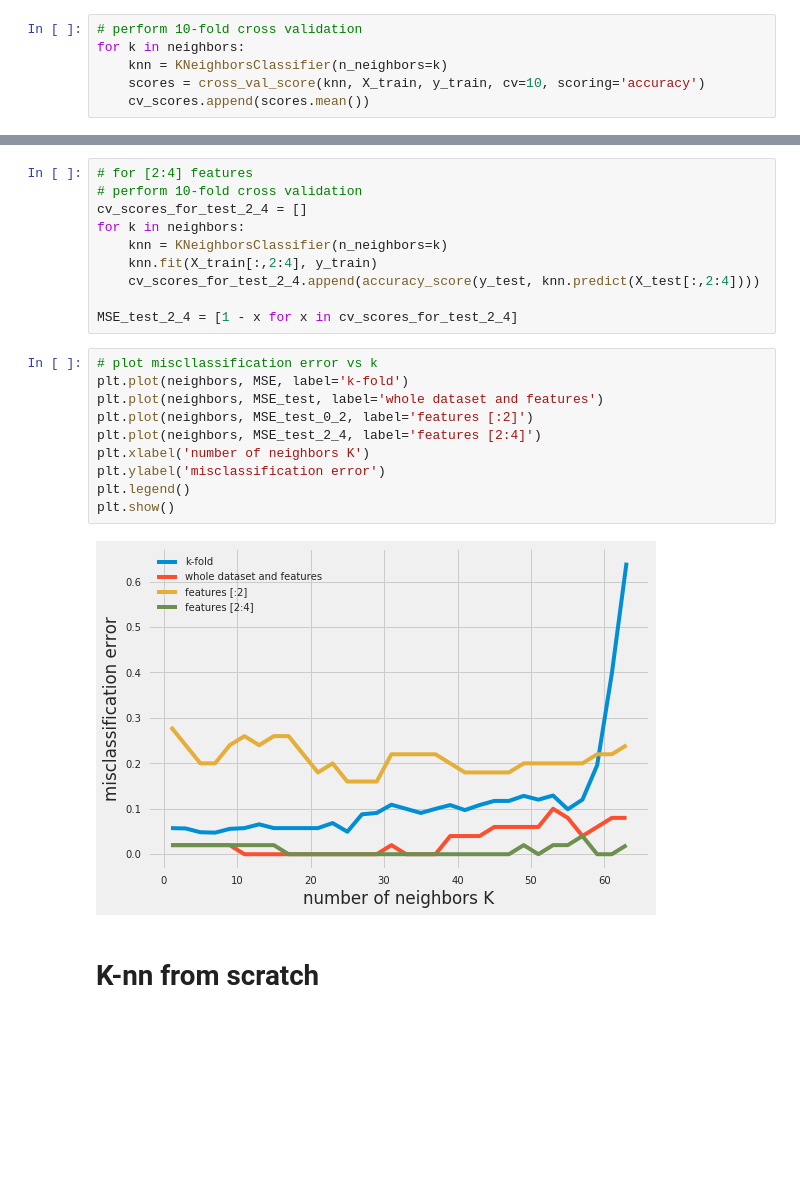
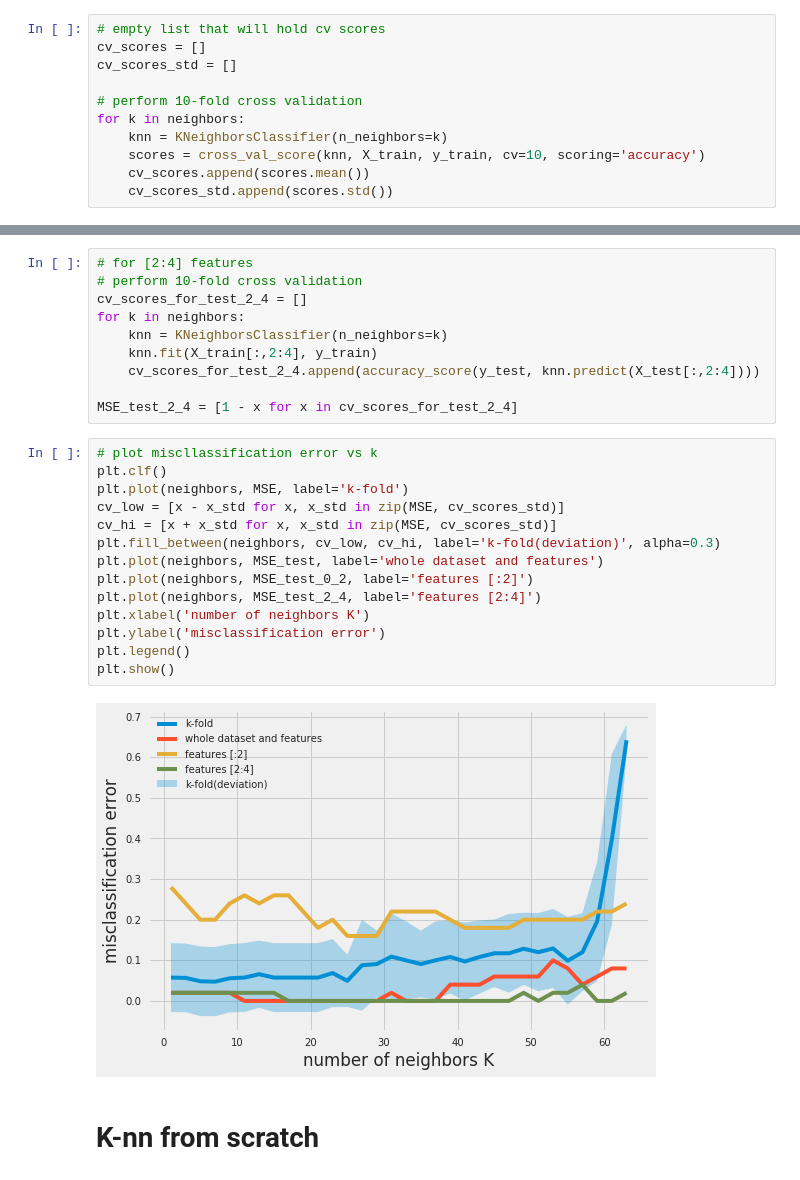
Before and after one commit to hyzhak/k-nn, a Jupyter notebook: k_nn.ipynb, the cells around one changed output, grey strips where cells are left out. Cells and saved outputs as stored; diff of their text form; blank space fills up the shorter version.

```diff
--- a/main.ipynb
+++ b/k_nn.ipynb
@@ -97,9 +94,14 @@ cv_scores = []
 # %%
+# empty list that will hold cv scores
+cv_scores = []
+cv_scores_std = []
+
 # perform 10-fold cross validation
 for k in neighbors:
     knn = KNeighborsClassifier(n_neighbors=k)
     scores = cross_val_score(knn, X_train, y_train, cv=10, scoring='accuracy')
     cv_scores.append(scores.mean())
+    cv_scores_std.append(scores.std())
 # %% [markdown]
 ## plot the misclassification error versus K
 # %%
@@ -145,16 +147,20 @@ for k in neighbors:
 MSE_test_2_4 = [1 - x for x in cv_scores_for_test_2_4]
 # %%
 # plot miscllassification error vs k
+plt.clf()
 plt.plot(neighbors, MSE, label='k-fold')
+cv_low = [x - x_std for x, x_std in zip(MSE, cv_scores_std)]
+cv_hi = [x + x_std for x, x_std in zip(MSE, cv_scores_std)]
+plt.fill_between(neighbors, cv_low, cv_hi, label='k-fold(deviation)', alpha=0.3)
 plt.plot(neighbors, MSE_test, label='whole dataset and features')
 plt.plot(neighbors, MSE_test_0_2, label='features [:2]')
 plt.plot(neighbors, MSE_test_2_4, label='features [2:4]')
 plt.xlabel('number of neighbors K')
 plt.ylabel('misclassification error')
 plt.legend()
 plt.show()
 # %% [output]
-[figure, old version]
+[figure, new version]
 # %% [markdown]
 # K-nn from scratch
 # %%
```
Also changed, not shown: parts of 1 cell of this notebook, 1 other file.
